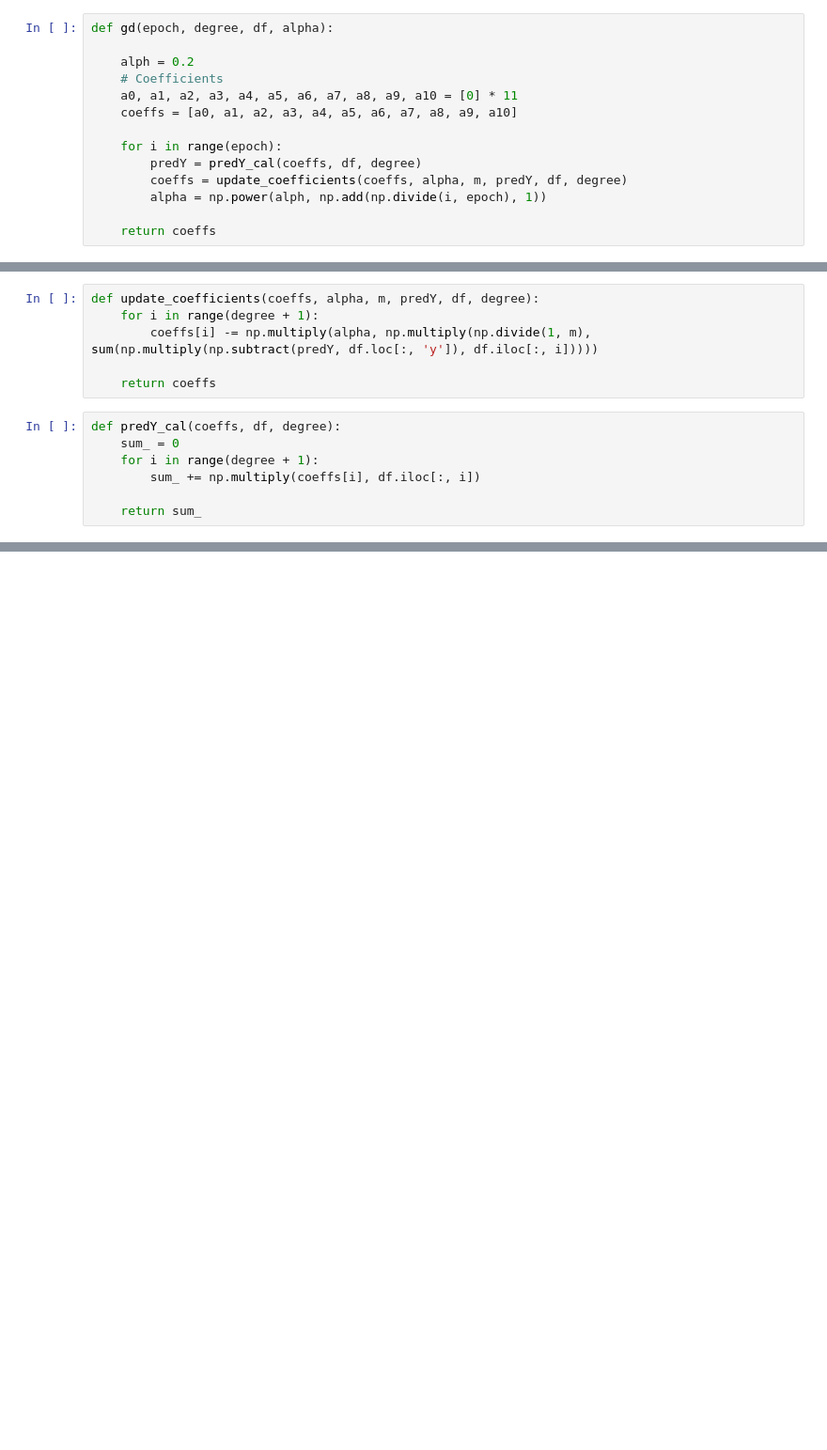
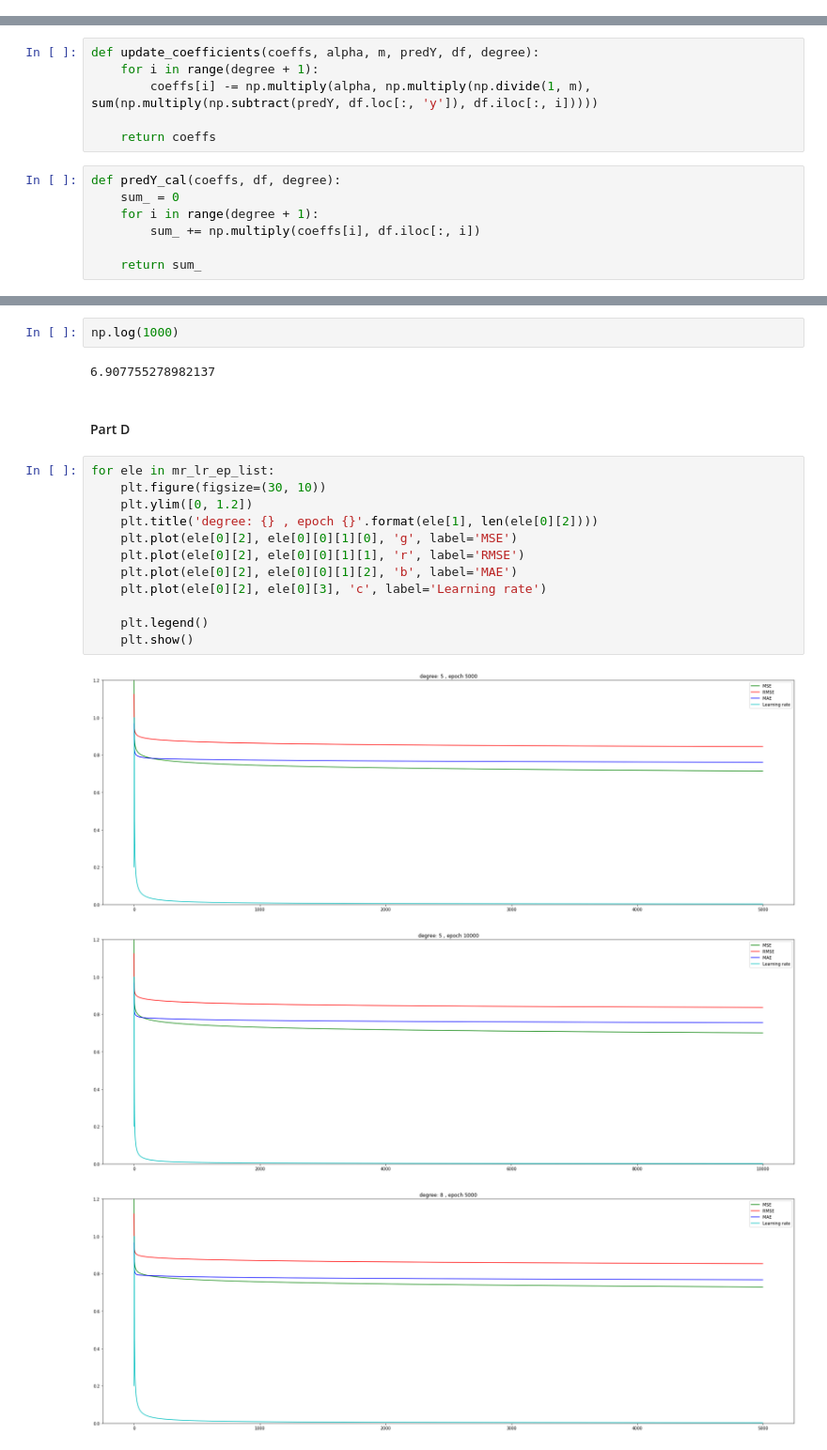
Before and after one commit to nahbos/AUT-Machine-Learning, a Jupyter notebook: Ex01.ipynb, the cells around one changed output, grey strips where cells are left out. Shown: that part at 94% size. Drawn from its saved outputs; the diff is of its cells as text; blank space fills up the shorter version.

```diff
--- a/Ex01.ipynb
+++ b/Ex01.ipynb
@@ -83,16 +79,2 @@ alpha = 0.02
 # Data count
 m = df.shape[0]
-# %%
-def gd(epoch, degree, df, alpha):
-
-    alph = 0.2
-    # Coefficients
-    a0, a1, a2, a3, a4, a5, a6, a7, a8, a9, a10 = [0] * 11
-    coeffs = [a0, a1, a2, a3, a4, a5, a6, a7, a8, a9, a10]
-
-    for i in range(epoch):
-        predY = predY_cal(coeffs, df, degree)
-        coeffs = update_coefficients(coeffs, alpha, m, predY, df, degree)
-        alpha = np.power(alph, np.add(np.divide(i, epoch), 1))
-
-    return coeffs
@@ -157,0 +186,22 @@ plt.show()
+# %%
+np.log(1000)
+# %% [output]
+6.907755278982137
+# %% [markdown]
+#### Part D
+# %%
+for ele in mr_lr_ep_list:
+    plt.figure(figsize=(30, 10))
+    plt.ylim([0, 1.2])
+    plt.title('degree: {} , epoch {}'.format(ele[1], len(ele[0][2])))
+    plt.plot(ele[0][2], ele[0][0][1][0], 'g', label='MSE')
+    plt.plot(ele[0][2], ele[0][0][1][1], 'r', label='RMSE')
+    plt.plot(ele[0][2], ele[0][0][1][2], 'b', label='MAE')
+    plt.plot(ele[0][2], ele[0][3], 'c', label='Learning rate')
+
+    plt.legend()
+    plt.show()
+# %% [output]
+[figure, added]
+[figure, added]
+[figure, added]
```
Also changed, not shown: parts of 15 cells of this notebook.
